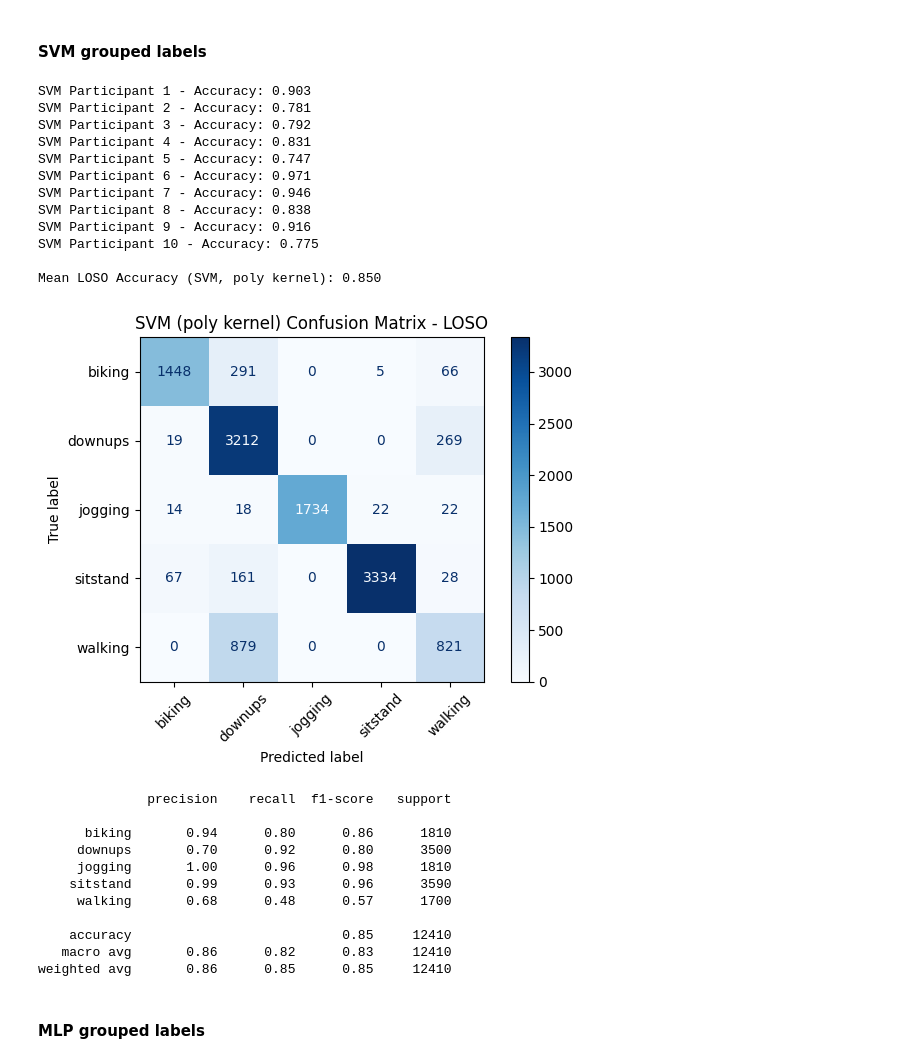
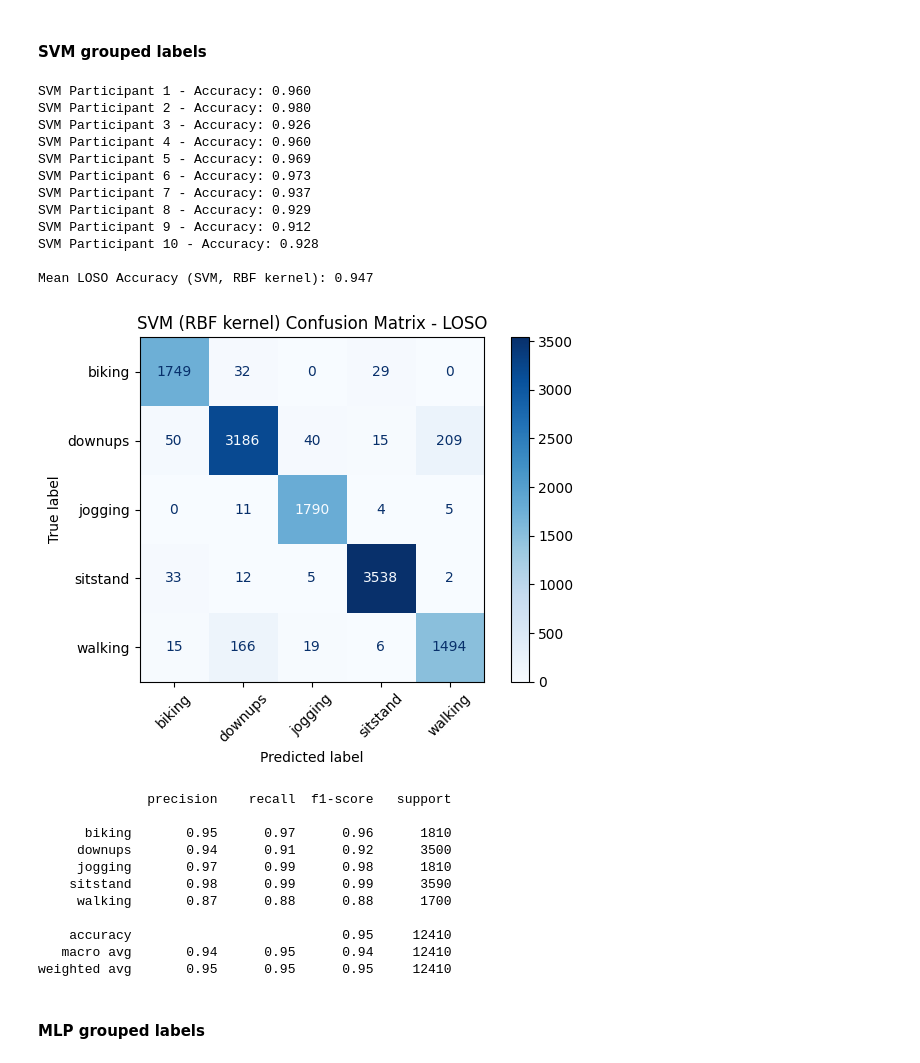
Before and after one commit to GaroGarabetian/Machine-Learning-Projects, a Jupyter notebook: Human Activity Recognition using machine learning and accelerometer/4. Combining_Labels_model.ipynb, the cells around one changed output. Saved outputs shown, nothing was run; the diff lists cells and outputs as text; code cells hidden in the pictures.

```diff
--- a/Human Activity Recognition using machine learning and accelerometer/4. Combining_Labels_model.ipynb
+++ b/Human Activity Recognition using machine learning and accelerometer/4. Combining_Labels_model.ipynb
@@ -124,61 +124,63 @@ for pid in participants:
     n_features = X_train.shape[1]
 
     # Train SVM classifier (polynomial kernel)
-    svm_clf = SVC(kernel='poly', C=0.1, gamma=1/n_features, degree=2, random_state=42)
+   # svm_clf = SVC(kernel='poly', C=0.1, gamma=1/n_features, degree=2, random_state=42)
+    svm_clf = SVC(kernel='rbf', C=10, gamma=1/n_features, random_state=42)
+
     svm_clf.fit(X_train, y_train)
 
     # Predict
     y_pred = svm_clf.predict(X_test)
 
     # Save results
     all_y_true.extend(y_test)
     all_y_pred.extend(y_pred)
 
     acc = accuracy_score(y_test, y_pred)
     report = classification_report(y_test, y_pred, output_dict=True)
     svm_results.append({'participant': pid, 'accuracy': acc, 'report': report})
 
     print(f"SVM Participant {pid} - Accuracy: {acc:.3f}")
 
 # Mean LOSO Accuracy
 mean_svm_acc = np.mean([r['accuracy'] for r in svm_results])
-print(f"\nMean LOSO Accuracy (SVM, poly kernel): {mean_svm_acc:.3f}")
+print(f"\nMean LOSO Accuracy (SVM, RBF kernel): {mean_svm_acc:.3f}")
 
 # Confusion Matrix
 class_names = sorted(list(set(all_y_true) | set(all_y_pred)))
 cm = confusion_matrix(all_y_true, all_y_pred, labels=class_names)
 disp = ConfusionMatrixDisplay(confusion_matrix=cm, display_labels=class_names)
 disp.plot(cmap=plt.cm.Blues)
-plt.title("SVM (poly kernel) Confusion Matrix - LOSO")
+plt.title("SVM (RBF kernel) Confusion Matrix - LOSO")
 plt.xticks(rotation=45)
 plt.tight_layout()
 plt.show()
 print(classification_report(all_y_true, all_y_pred, target_names=class_names))
 # %% [output]
-SVM Participant 1 - Accuracy: 0.903
-SVM Participant 2 - Accuracy: 0.781
-SVM Participant 3 - Accuracy: 0.792
-SVM Participant 4 - Accuracy: 0.831
-SVM Participant 5 - Accuracy: 0.747
-SVM Participant 6 - Accuracy: 0.971
-SVM Participant 7 - Accuracy: 0.946
-SVM Participant 8 - Accuracy: 0.838
-SVM Participant 9 - Accuracy: 0.916
-SVM Participant 10 - Accuracy: 0.775
+SVM Participant 1 - Accuracy: 0.960
+SVM Participant 2 - Accuracy: 0.980
+SVM Participant 3 - Accuracy: 0.926
+SVM Participant 4 - Accuracy: 0.960
+SVM Participant 5 - Accuracy: 0.969
+SVM Participant 6 - Accuracy: 0.973
+SVM Participant 7 - Accuracy: 0.937
+SVM Participant 8 - Accuracy: 0.929
+SVM Participant 9 - Accuracy: 0.912
+SVM Participant 10 - Accuracy: 0.928
 
-Mean LOSO Accuracy (SVM, poly kernel): 0.850
+Mean LOSO Accuracy (SVM, RBF kernel): 0.947
-[figure, old version]
+[figure, new version]
               precision    recall  f1-score   support
 
-      biking       0.94      0.80      0.86      1810
-     downups       0.70      0.92      0.80      3500
-     jogging       1.00      0.96      0.98      1810
-    sitstand       0.99      0.93      0.96      3590
-     walking       0.68      0.48      0.57      1700
+      biking       0.95      0.97      0.96      1810
+     downups       0.94      0.91      0.92      3500
+     jogging       0.97      0.99      0.98      1810
+    sitstand       0.98      0.99      0.99      3590
+     walking       0.87      0.88      0.88      1700
 
-    accuracy                           0.85     12410
-   macro avg       0.86      0.82      0.83     12410
-weighted avg       0.86      0.85      0.85     12410
+    accuracy                           0.95     12410
+   macro avg       0.94      0.95      0.94     12410
+weighted avg       0.95      0.95      0.95     12410
 # %% [markdown]
 #### MLP grouped labels
 # %%
```
Also changed, not shown: 3 other files.
